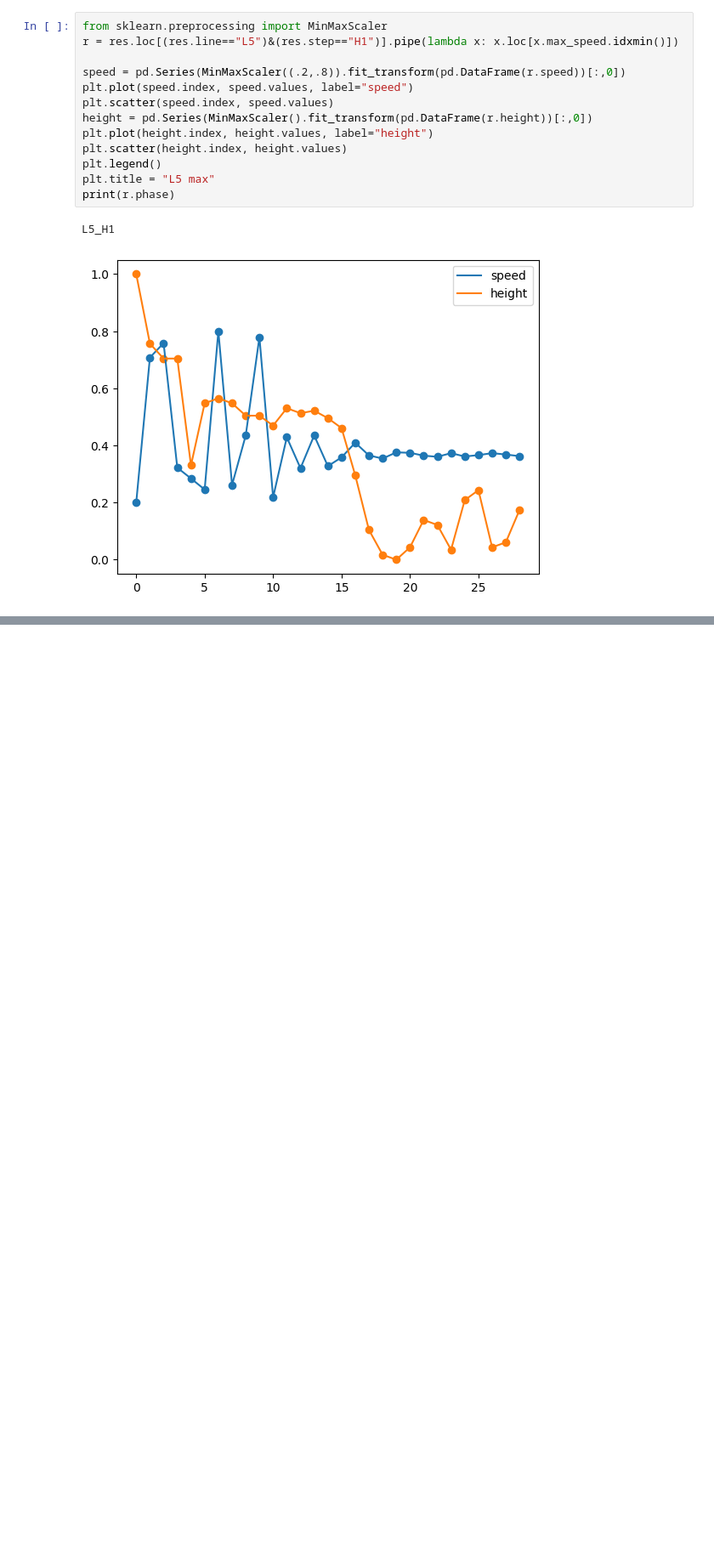
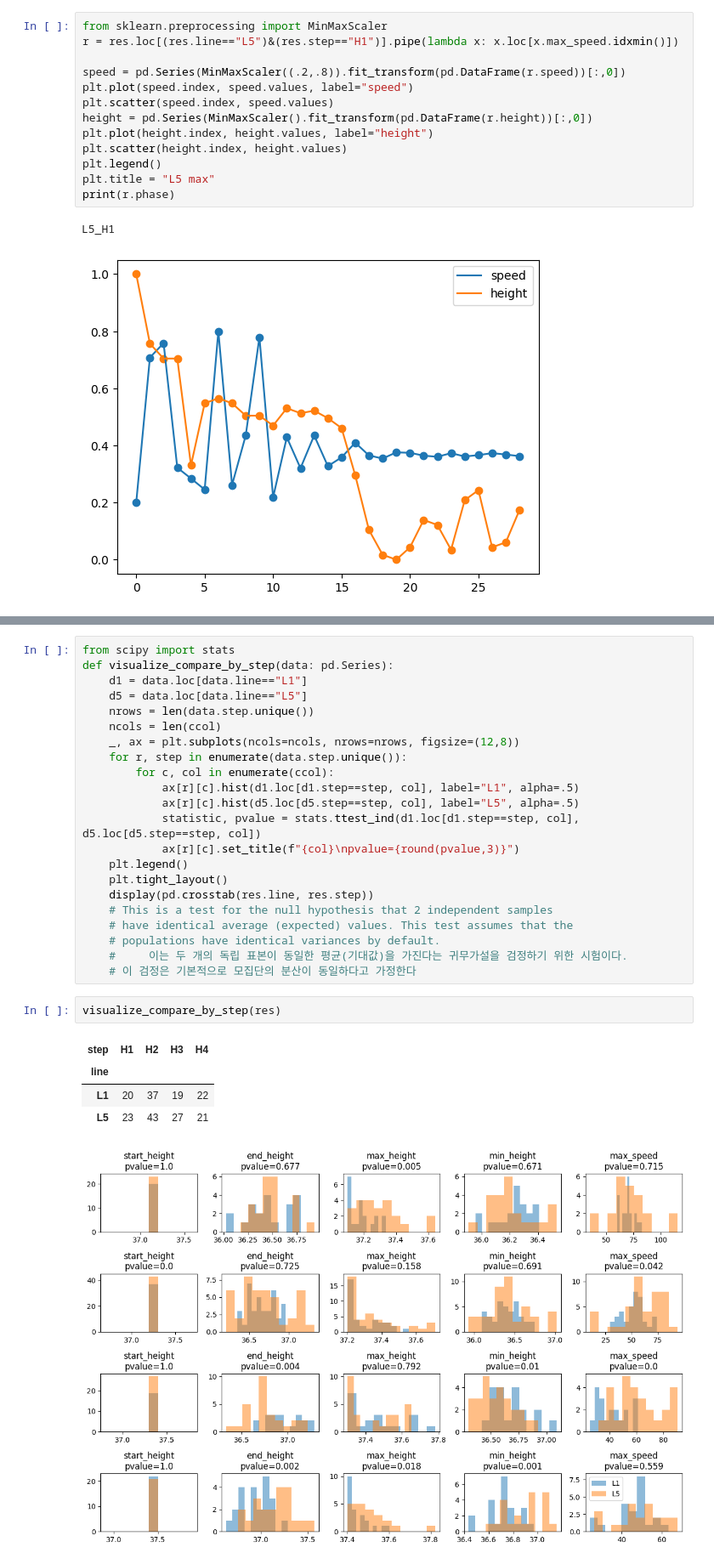
Before and after one commit to ideptor/FreeDrop2, a Jupyter notebook: doc/jupyter/250815.ipynb, the cells around one changed output, grey strips where cells are left out. Shown: that part at 85% size. Saved outputs shown, nothing was run; the diff lists cells and outputs as text; blank space fills up the shorter version.

```diff
--- a/doc/jupyter/250815.ipynb
+++ b/doc/jupyter/250815.ipynb
@@ -270,0 +287,30 @@ L5_H1
+# %%
+from scipy import stats
+def visualize_compare_by_step(data: pd.Series):
+    d1 = data.loc[data.line=="L1"]
+    d5 = data.loc[data.line=="L5"]
+    nrows = len(data.step.unique())
+    ncols = len(ccol)
+    _, ax = plt.subplots(ncols=ncols, nrows=nrows, figsize=(12,8))
+    for r, step in enumerate(data.step.unique()):
+        for c, col in enumerate(ccol):
+            ax[r][c].hist(d1.loc[d1.step==step, col], label="L1", alpha=.5)
+            ax[r][c].hist(d5.loc[d5.step==step, col], label="L5", alpha=.5)
+            statistic, pvalue = stats.ttest_ind(d1.loc[d1.step==step, col], d5.loc[d5.step==step, col])
+            ax[r][c].set_title(f"{col}\npvalue={round(pvalue,3)}")
+    plt.legend()
+    plt.tight_layout()
+    display(pd.crosstab(res.line, res.step))
+    # This is a test for the null hypothesis that 2 independent samples
+    # have identical average (expected) values. This test assumes that the
+    # populations have identical variances by default.
+    #     이는 두 개의 독립 표본이 동일한 평균(기대값)을 가진다는 귀무가설을 검정하기 위한 시험이다.
+    # 이 검정은 기본적으로 모집단의 분산이 동일하다고 가정한다
+# %%
+visualize_compare_by_step(res)
+# %% [output]
+| step | H1 | H2 | H3 | H4 |
+| line |  |  |  |  |
+| L1 | 20 | 37 | 19 | 22 |
+| L5 | 23 | 43 | 27 | 21 |
+[figure, added]
```
Also changed, not shown: parts of 2 cells of this notebook.
